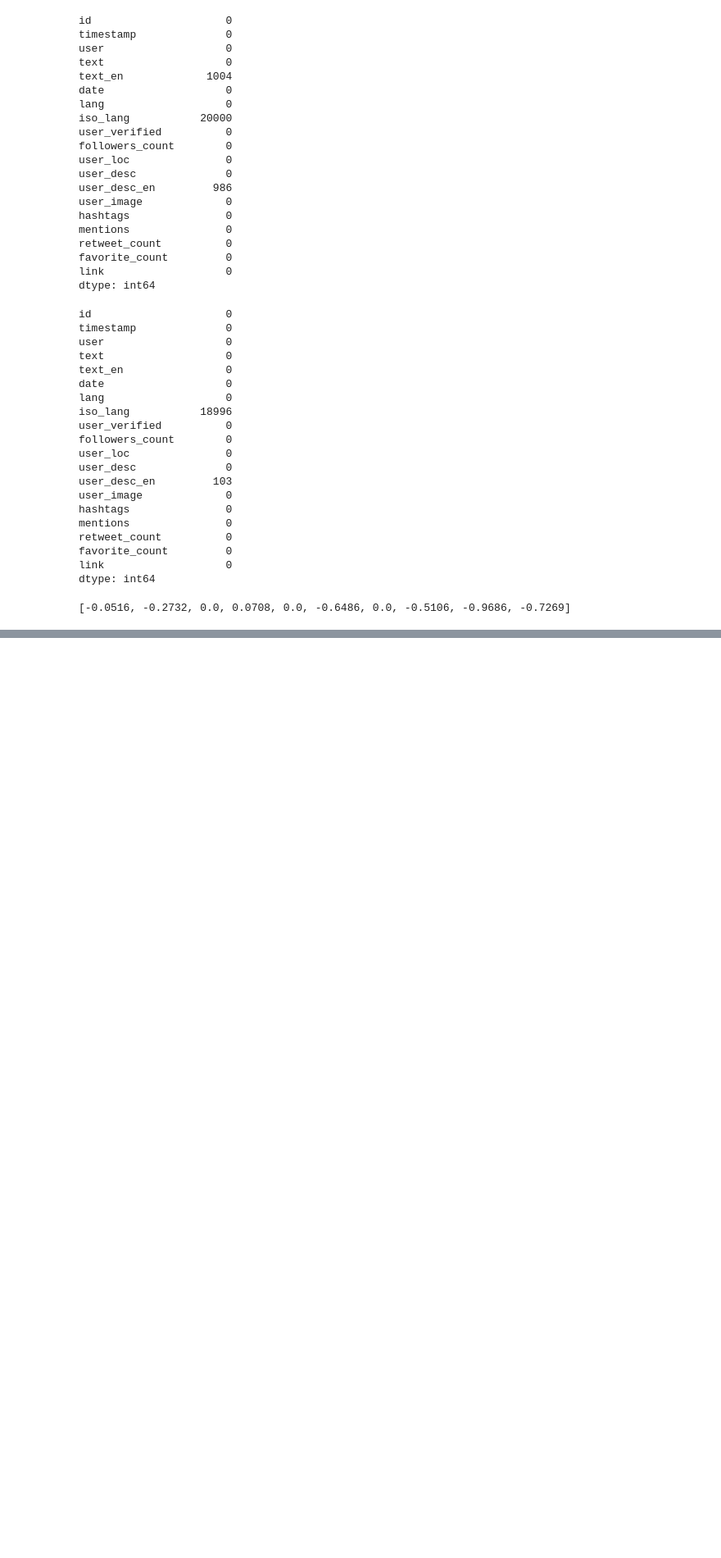
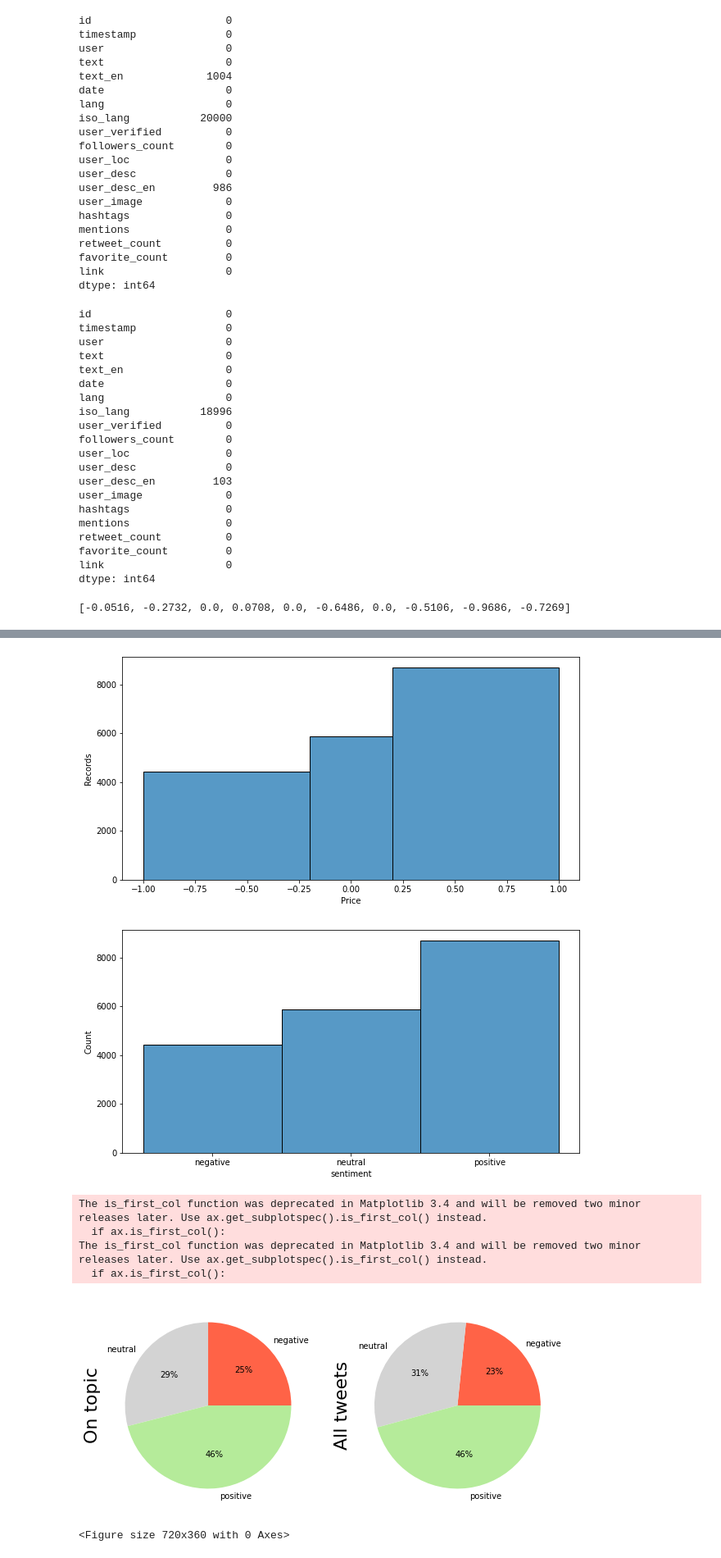
Before and after one commit to EstefaniaVB/LexAI, a Jupyter notebook: Sentiment analysis.ipynb, the cells around one changed output, grey strips where cells are left out. Shown at 82% size. Drawn from its saved outputs; the diff is of its cells as text; code cells hidden in the pictures; blank space fills up the shorter version.

Commit message:
sentiment analysis added json

```diff
--- a/Sentiment analysis.ipynb
+++ b/Sentiment analysis.ipynb
@@ -439,3 +439,21 @@ data_df.head()
 | 2 | 1400761591340191746 | 1.622795e+09 | woelken | Mehr Infos zum Wettbewerbsverfahr... | More information about the compet... | 2021/06/04 10:29:22 | de | None | True | ... |
 | 3 | 1400761588538294273 | 1.622795e+09 | woelken | Die Kommission hat ein #Wettbewer... | The Commission has launched a #co... | 2021/06/04 10:29:22 | de | None | True | ... |
 | 4 | 1400761514827583489 | 1.622795e+09 | IdoiaVR | RT @PODEMOS: !!️ Ya están dispon... | RT @PODEMOS: !! ️ Tickets are now... | 2021/06/04 10:29:04 | es | None | True | ... |
+# %%
+# create a list of our conditions
+conditions = [
+    (data_df['compound_score'] <= -0.2),
+    (data_df['compound_score'] > -0.2) & (data_df['compound_score'] <= 0.2),
+    (data_df['compound_score'] > 0.2)
+    ]
+
+# create a list of the values we want to assign for each condition
+values = ['negative', 'neutral', 'positive']
+
+# create a new column and use np.select to assign values to it using our lists as arguments
+data_df['sentiment'] = np.select(conditions, values)
+
+data_df['sentiment'] = pd.Categorical(data_df['sentiment'], ['negative','neutral','positive'])
+
+# display updated DataFrame
+data_df.head()
@@ -441,0 +468,36 @@ data_df.head()
+# %%
+data_df_subset=data_df.sample(n=100)
+
+plt.figure(figsize=(10,5))
+plt.xlabel('Price')
+plt.ylabel('Records')
+sns.histplot(data_df['compound_score'],bins=[-1,-0.20,0.20,1],kde=False)
+plt.show()
+
+plt.figure(figsize=(10,5))
+sns.histplot(data_df['sentiment'])
+plt.show()
+
+def label_function(val):
+    return f'{val:.0f}%'
+
+fig, (ax1, ax2) = plt.subplots(ncols=2, figsize=(10, 5))
+plt.figure(figsize=(10,5))
+data_df_subset.groupby('sentiment').size().plot(kind='pie',colors=['tomato', 'lightgrey', '#b5eb9a'],
+                                         autopct=label_function, ax=ax1)
+data_df.groupby('sentiment').size().plot(kind='pie',colors=['tomato', 'lightgrey', '#b5eb9a'],
+                                         autopct=label_function, ax=ax2)
+ax1.set_ylabel('On topic', size=22)
+ax2.set_ylabel('All tweets', size=22)
+plt.tight_layout()
+
+plt.show()
+# %% [output]
+[figure, added]
+[figure, added]
+The is_first_col function was deprecated in Matplotlib 3.4 and will be removed two minor releases later. Use ax.get_subplotspec().is_first_col() instead.
+  if ax.is_first_col():
+The is_first_col function was deprecated in Matplotlib 3.4 and will be removed two minor releases later. Use ax.get_subplotspec().is_first_col() instead.
+  if ax.is_first_col():
+[figure, added]
+<Figure size 720x360 with 0 Axes>
```
Also changed, not shown: parts of 2 cells of this notebook, 10 other files.
